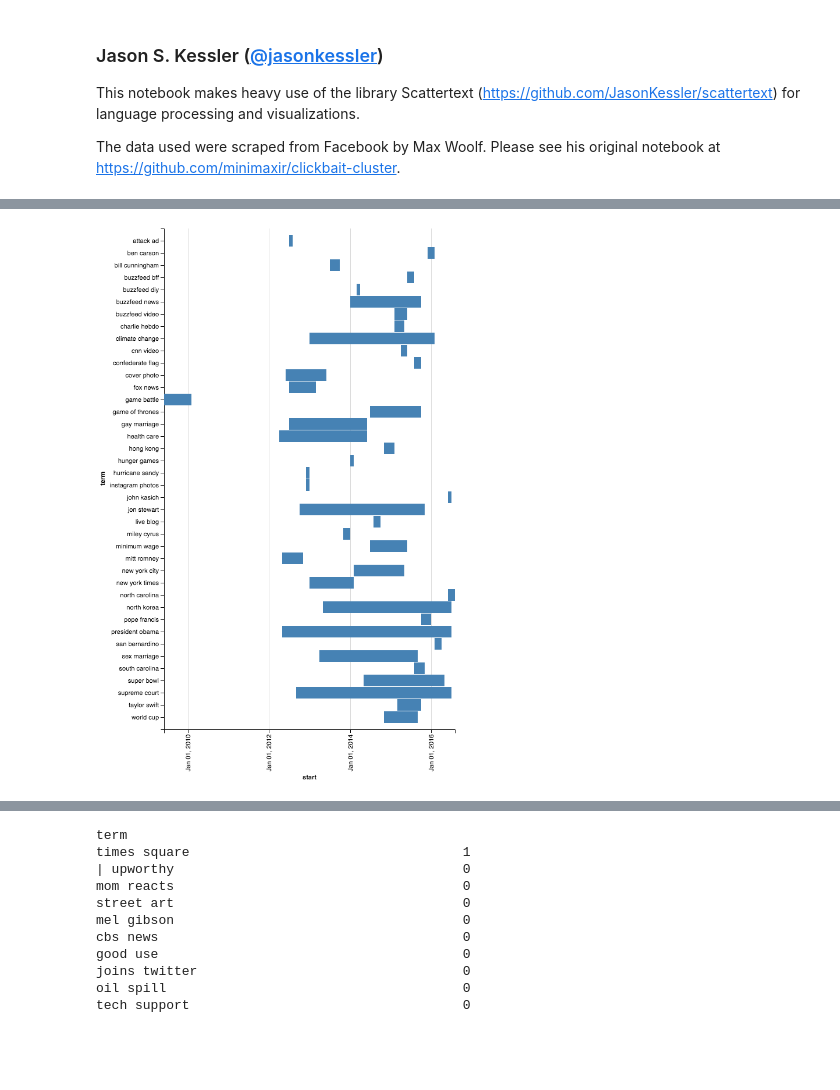
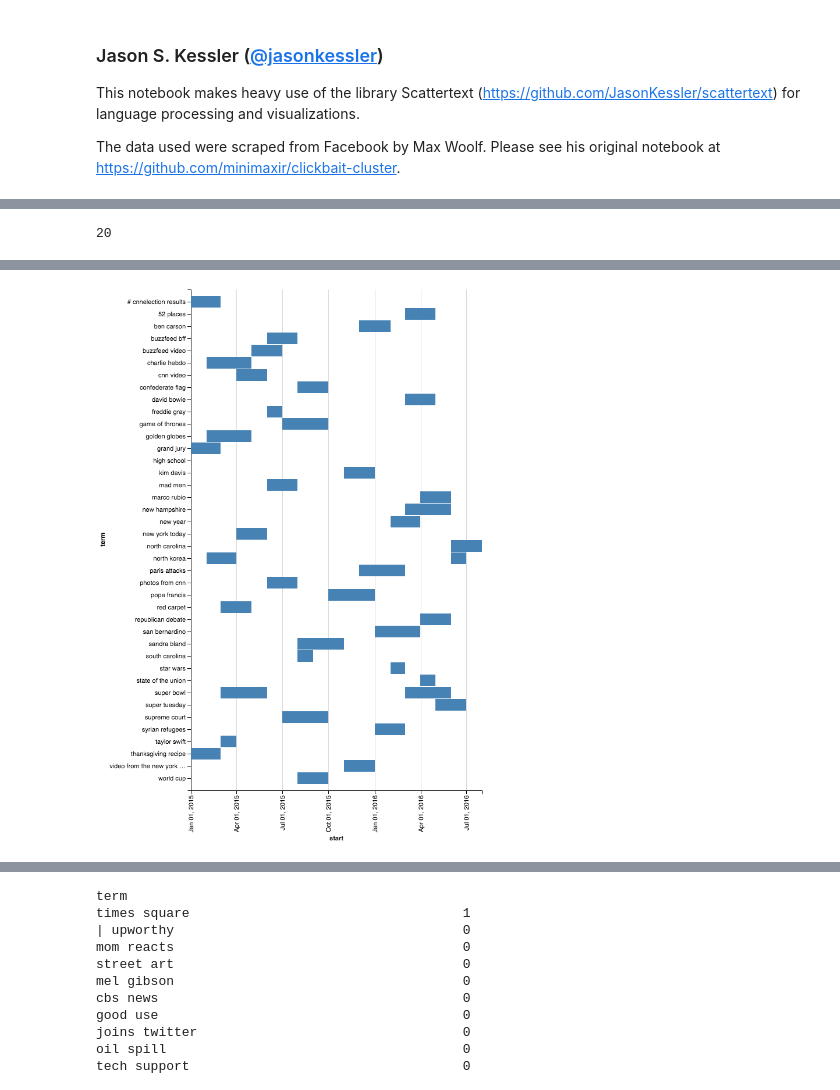
Before and after one commit to JasonKessler/PuPPyTalk, a Jupyter notebook: notebooks/Untitled.ipynb, the cells around one changed output, grey strips where cells are left out. Saved outputs shown, nothing was run; the diff lists cells and outputs as text; code cells hidden in the pictures; blank space fills up the shorter version.

```diff
--- a/notebooks/Untitled.ipynb
+++ b/notebooks/Untitled.ipynb
@@ -48,6 +48,8 @@ year_month_corpus = st.CorpusFromParsedDocuments(df,
                                                  category_col='year_month',
                                                  parsed_col='parse',
                                                  feats_from_spacy_doc=st.PhraseMachinePhrases()).build()
+# %%
+year_month_corpus_compact = year_month_corpus.compact(st.CompactTerms(minimum_term_count=3))
 # %%
 import numpy as np
 import pandas as pd
@@ -166,8 +176,9 @@ class GanttChart(object):
 # %%
-chart_start_year = '2013-01'
+chart_start_year = '2015-01'
 category_to_datetime = lambda category: pd.to_datetime(datetime.datetime(*([int(t) for t in category.split('-')] + [1])))
 timesteps_to_lag = 4
 num_top_terms_each_timestep = 10
 num_terms_to_include = 40
-is_gap_between_sequences = lambda t1, t2: (t1 - t2).days > 31
+def is_gap_between_sequences(t1, t2):
+    return np.abs((t2 - t1).days) > 31
 corpus = year_month_corpus
@@ -174,5 +196,9 @@ corpus = year_month_corpus
+# %%
+len(set(GanttChart(year_month_corpus_compact, category_to_datetime, is_gap_between_sequences, starting_time_step=chart_start_year).get_task_df().start) | set(GanttChart(year_month_corpus_compact, category_to_datetime, is_gap_between_sequences, starting_time_step=chart_start_year).get_task_df().end))
+# %% [output]
+20
 # %%
-GanttChart(year_month_corpus_compact, category_to_datetime, is_gap_between_sequences).make_chart()
+GanttChart(year_month_corpus_compact, category_to_datetime, is_gap_between_sequences, starting_time_step=chart_start_year).make_chart()
 # %% [output]
 [interactive output not drawn]
-[figure, old version]
+[figure, new version]
```
Also changed, not shown: parts of 5 cells of this notebook, 2 other files.
